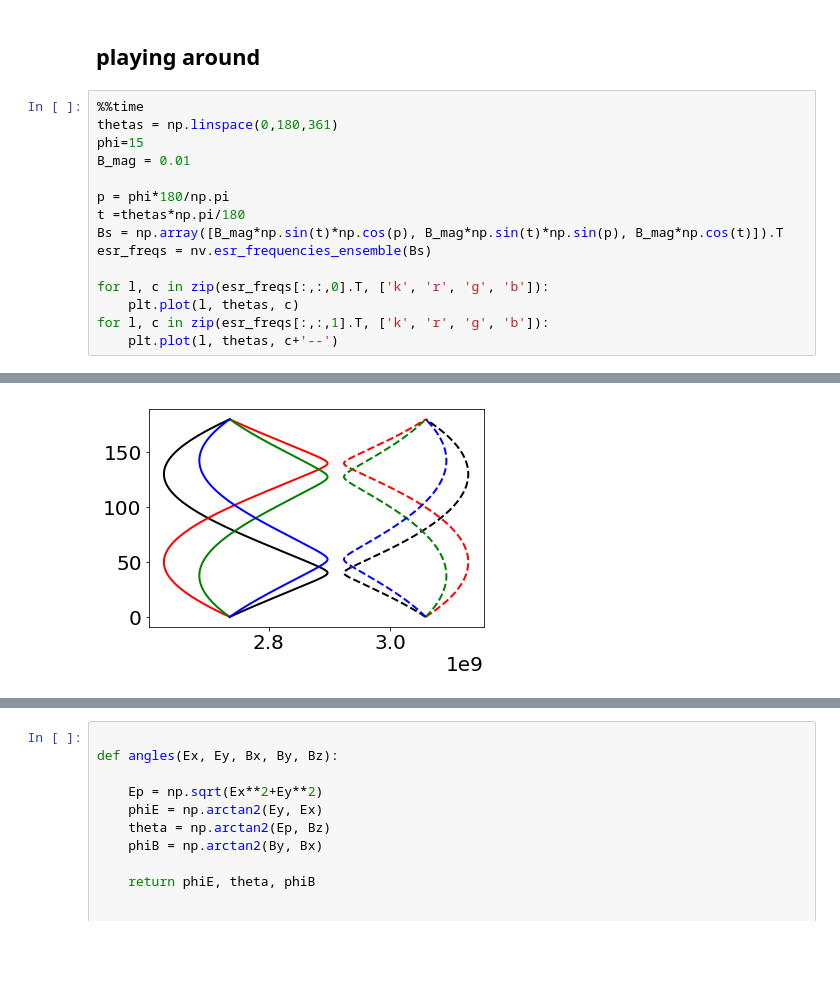
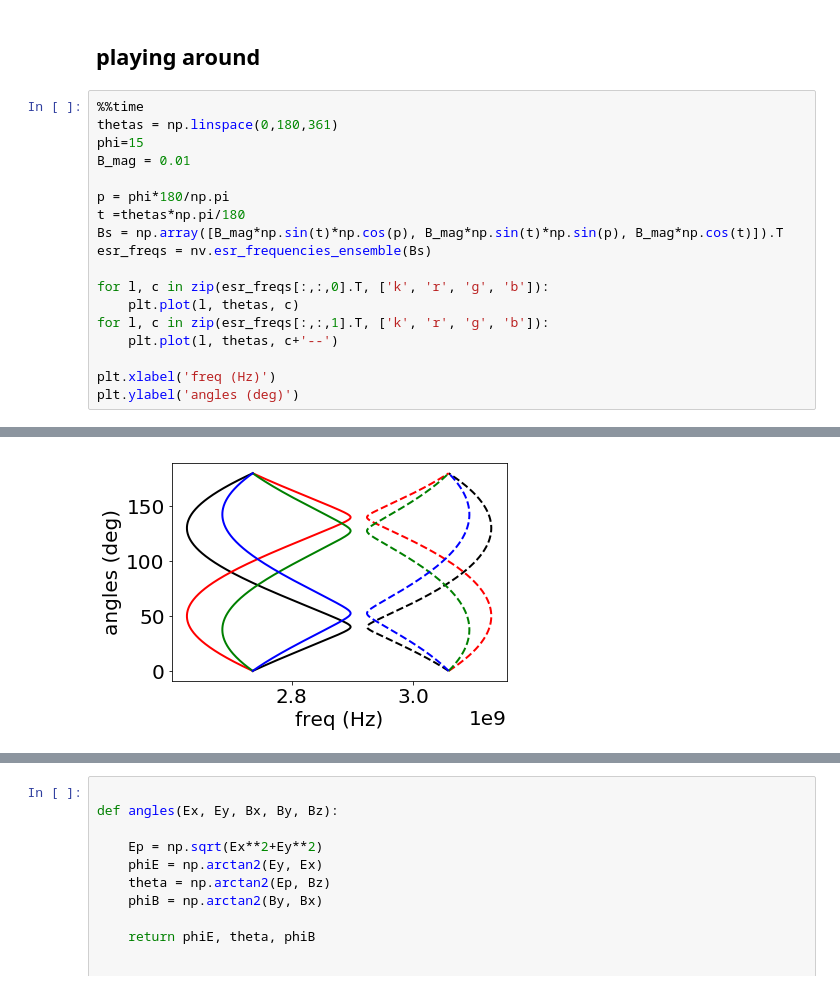
Before and after one commit to JanGieseler/pynvcenter, a Jupyter notebook: notebooks/NV_center_properties.ipynb, the cells around one changed output, grey strips where cells are left out. Saved outputs shown, nothing was run; the diff lists cells and outputs as text; blank space fills up the shorter version.

```diff
--- a/notebooks/NV_center_properties.ipynb
+++ b/notebooks/NV_center_properties.ipynb
@@ -694,4 +706,7 @@ for l, c in zip(esr_freqs[:,:,0].T, ['k', 'r', 'g', 'b']):
     plt.plot(l, thetas, c)
 for l, c in zip(esr_freqs[:,:,1].T, ['k', 'r', 'g', 'b']):
     plt.plot(l, thetas, c+'--')
+
+plt.xlabel('freq (Hz)')
+plt.ylabel('angles (deg)')
 # %% [output]
@@ -700 +715 @@ Wall time: 331 ms
-[figure, old version]
+[figure, new version]
```
Also changed, not shown: parts of 40 cells of this notebook, 3 other files.
